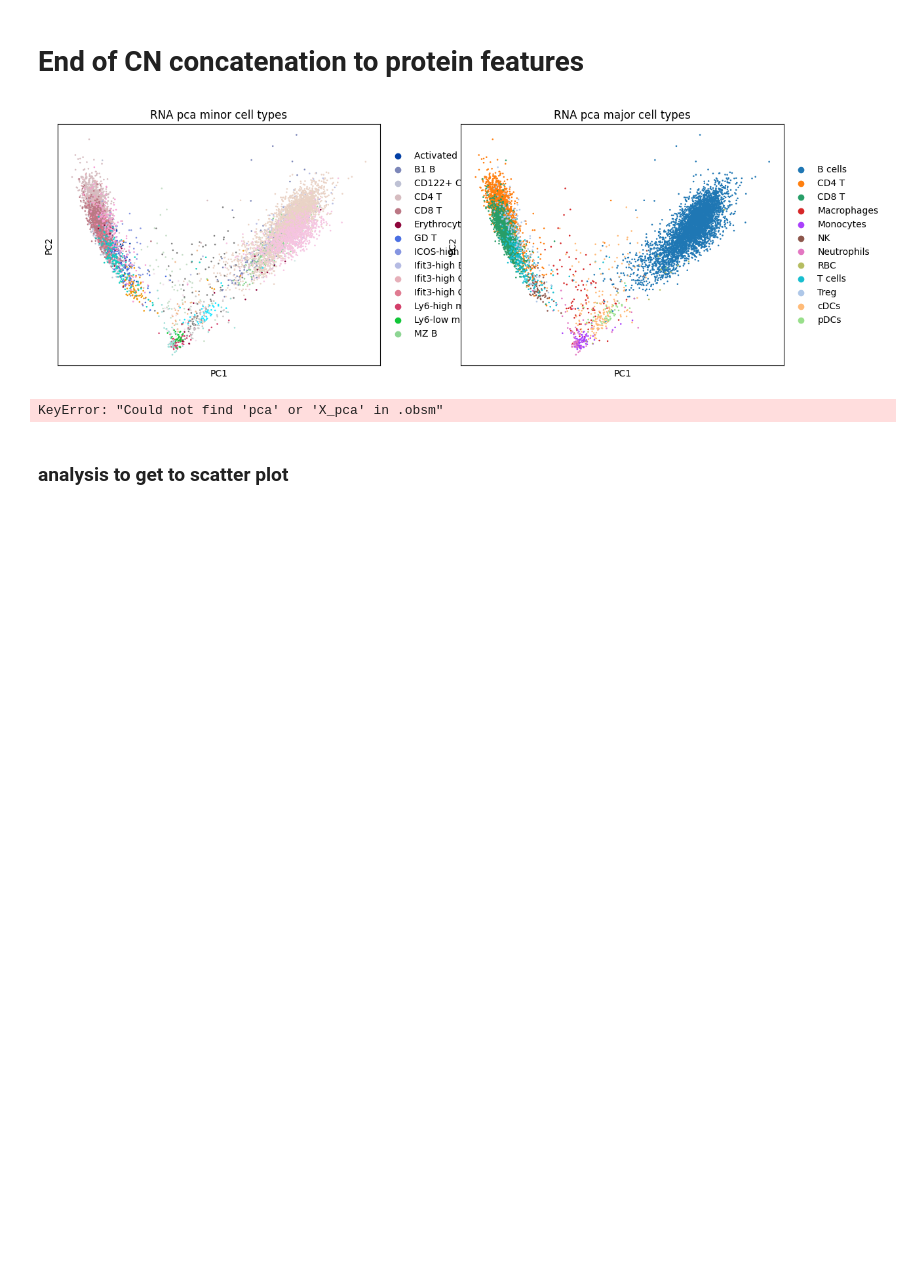
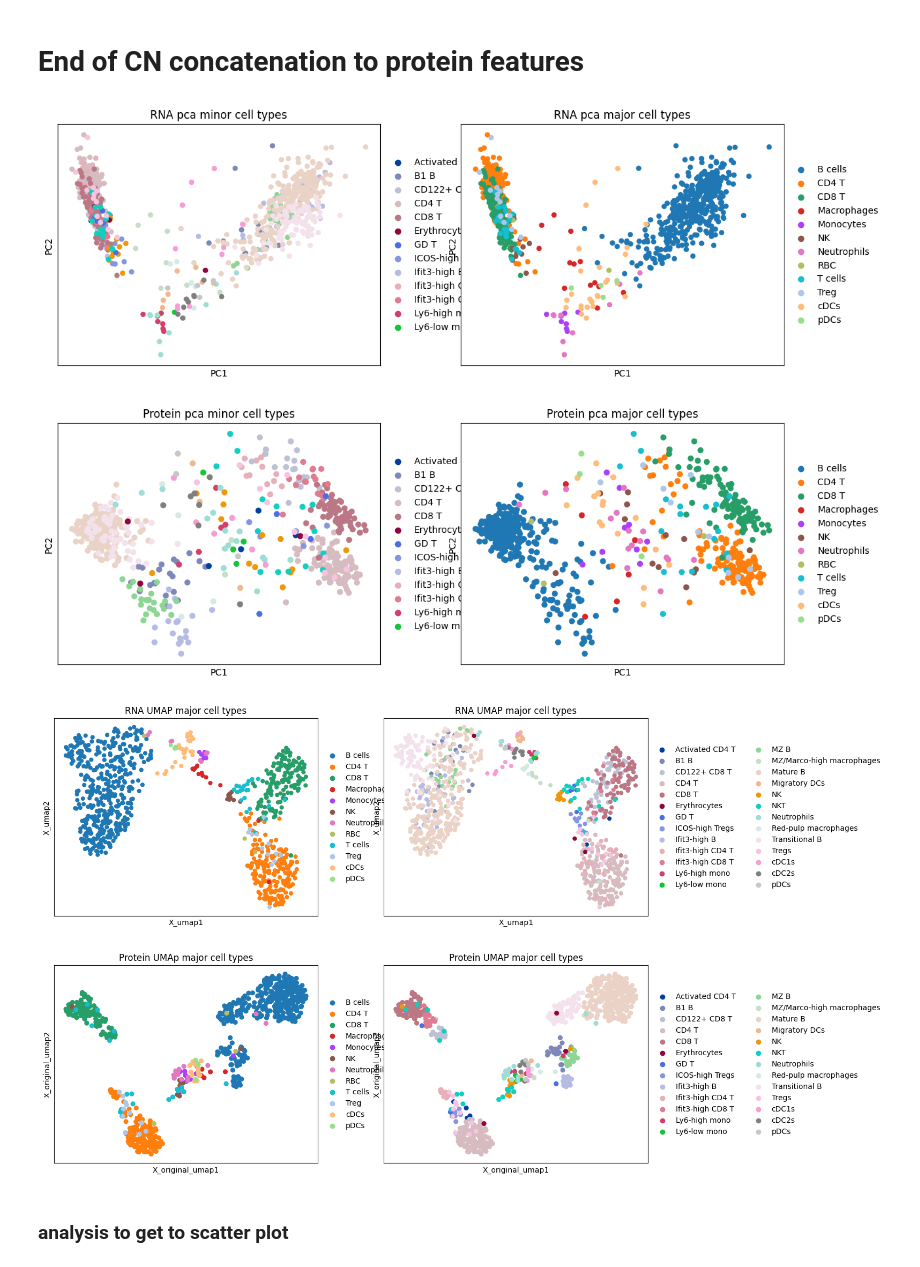
Before and after one commit to reformist/Mapping-scRNA-seq-Variability-Using-Co-Embedding-to-Understand-Cell-Neighborhood-Effects, a Jupyter notebook: CITE-seq_RNA_seq/archetype_generation.ipynb, the cells around one changed output. Saved outputs shown, nothing was run; the diff lists cells and outputs as text; code cells hidden in the pictures; blank space fills up the shorter version.

Commit message:
reviewed with bar up to here (right before archetype analysis)

```diff
--- a/CITE-seq_RNA_seq/archetype_generation.ipynb
+++ b/CITE-seq_RNA_seq/archetype_generation.ipynb
@@ -261,18 +271,32 @@ Variance ratio after log transformation PCA (10 PCs): 0.6771
+# %%
+# ]
+adata_1 = adata_1[
+    adata_1.obs.sort_values(by=['major_cell_types', 'cell_types']).index
+]
+
+adata_2 = adata_2[
+    adata_2.obs.sort_values(by=['major_cell_types', 'cell_types']).index
+]
 # %%
 # initial adata code (different samples) (takes a little while longer for some reason)
-adata_1.obs['cell_types'] = pd.Categorical(adata_1.obs['cell_types'])
-adata_1.obs['major_cell_types'] = pd.Categorical( adata_1.obs['cell_types'].map(cell_type_mapping)) # why is this done again?
+# make sure I do this to adata_2 as well
+
 
 # ran into this: InvalidIndexError: Reindexing only valid with uniquely valued Index objects
+
 # adata_1 = adata_1[
 #     adata_1.obs.sort_values(by=['major_cell_types', 'cell_types']).index
 # ]
 # so only kept reoccurence of first cell here
-adata_1 = adata_1[
-    ~adata_1.obs.index.duplicated(keep='first')
-]
+# adata_1 = adata_1[
+#     ~adata_1.obs.index.duplicated(keep='first')
+# ]
 adata_1 = adata_1[
     adata_1.obs.sort_values(by=['major_cell_types', 'cell_types']).index
+]
+
+adata_2 = adata_2[
+    adata_2.obs.sort_values(by=['major_cell_types', 'cell_types']).index
 ]
 
 adata_1_rna = adata_1.copy()
@@ -293,6 +317,6 @@ adata_2_prot.obs = adata_2_prot.obs.drop(columns=['n_genes', 'percent_mito'])
 adata_2_prot = preprocess_protein(adata_2_prot)
 adata_2_prot.obsm.pop('X_pca')
 adata_2_prot.varm.pop('PCs')
-
+original_protein_num = adata_2_prot.X.shape[1]
 # del adata
 # %% [output]
@@ -456,7 +434,7 @@ adata_prot.uns['spatial_clusters_colors'] = palette.as_hex()  # Save as hex colo
 # (different samples)
 # since we have different samples, we need different final labels after the clustering
 # Standardize the data
-normalized_data = zscore(neighbor_means, axis=0)
+normalized_data = zscore(neighbor_means, axis=0) # each cell we get the mean of the features of its neighbors
 num_clusters = 5
 kmeans = KMeans(n_clusters=num_clusters, random_state=0).fit(normalized_data)
 
@@ -466,7 +444,7 @@ if 'CN' in adata_2_prot.obs:
     # adata_1_rna.obs.drop(columns=['CN'], inplace=True, errors='ignore')
 adata_2_prot.obs['CN'] = pd.Categorical(final_labels)
 # adata_1_rna.obs['CN'] = pd.Categorical(final_labels)
-num_clusters = len(adata_prot.obs['CN'].unique())
+num_clusters = len(adata_2_prot.obs['CN'].unique())
 
 palette = sns.color_palette("tab10", num_clusters)  # "tab10" is a good color map, you can choose others too
 adata_2_prot.uns['spatial_clusters_colors'] = palette.as_hex()  # Save as hex color codes
@@ -619,7 +619,7 @@ new_feature_names = [f"CN_{i}" for i in adata_2_prot.var.index]
 if adata_2_prot.X.shape[1] == neighbor_means.shape[1]:
     new_X = np.hstack([adata_2_prot.X, neighbor_means])
     additional_var = pd.DataFrame(index=new_feature_names)
-    new_vars = pd.concat([adata_prot.var, additional_var])
+    new_vars = pd.concat([adata_2_prot.var, additional_var])
 else:
     new_X = adata_2_prot.X
     new_vars = adata_2_prot.var
@@ -635,5 +635,5 @@ adata_2_prot = anndata.AnnData(
 )
 adata_2_prot.var['feature_type'] = ['protein'] * original_protein_num + ['CN'] * neighbor_means.shape[1]
 sc.pp.pca(adata_2_prot) # rerun PCA
-print(f"New adata shape: {adata_2_prot.shape}")
+print(f"New adata shape (protein features + cell neighborhood vector): {adata_2_prot.shape}")
 # %% [output]
@@ -675,22 +668,24 @@ if plot_flag:
 # %%
-# initial data analysis
+# different rna, protein data analysis
 sc.pp.pca(adata_1_rna)
 sc.pp.pca(adata_2_prot)
 sc.pp.neighbors(adata_1_rna, key_added='original_neighbors',use_rep='X_pca')
 sc.tl.umap(adata_1_rna, neighbors_key='original_neighbors')
 adata_1_rna.obsm['X_original_umap'] = adata_1_rna.obsm["X_umap"]
 sc.pp.neighbors(adata_2_prot, key_added='original_neighbors',use_rep='X_pca')
 sc.tl.umap(adata_2_prot, neighbors_key='original_neighbors')
 adata_2_prot.obsm['X_original_umap'] = adata_2_prot.obsm["X_umap"]
 
 if plot_flag:
-    sc.pl.pca(adata_rna, color=['cell_types', 'major_cell_types'], title=['RNA pca minor cell types', 'RNA pca major cell types'])
-    sc.pl.pca(adata_prot, color=['cell_types', 'major_cell_types'], title=['Protein pca minor cell types', 'Protein pca major cell types'])
-    sc.pl.embedding(adata_rna, basis='X_umap', color=[ 'major_cell_types','cell_types'], title=['RNA UMAP major cell types','RNA UMAP major cell types'])
-    sc.pl.embedding(adata_prot,basis='X_original_umap',color=['major_cell_types','cell_types'],title=['Protein UMAp major cell types','Protein UMAP major cell types'])
+    sc.pl.pca(adata_1_rna, color=['cell_types', 'major_cell_types'], title=['RNA pca minor cell types', 'RNA pca major cell types'])
+    sc.pl.pca(adata_2_prot, color=['cell_types', 'major_cell_types'], title=['Protein pca minor cell types', 'Protein pca major cell types'])
+    sc.pl.embedding(adata_1_rna, basis='X_umap', color=[ 'major_cell_types','cell_types'], title=['RNA UMAP major cell types','RNA UMAP major cell types'])
+    sc.pl.embedding(adata_2_prot,basis='X_original_umap',color=['major_cell_types','cell_types'],title=['Protein UMAp major cell types','Protein UMAP major cell types'])
 # %% [output]
-[figure, old version]
+[figure, new version]
-KeyError: "Could not find 'pca' or 'X_pca' in .obsm"
+[figure, added]
+[figure, added]
+[figure, added]
 # %% [markdown]
 ### analysis to get to scatter plot
 # %%
```
Also changed, not shown: parts of 42 cells of this notebook.
